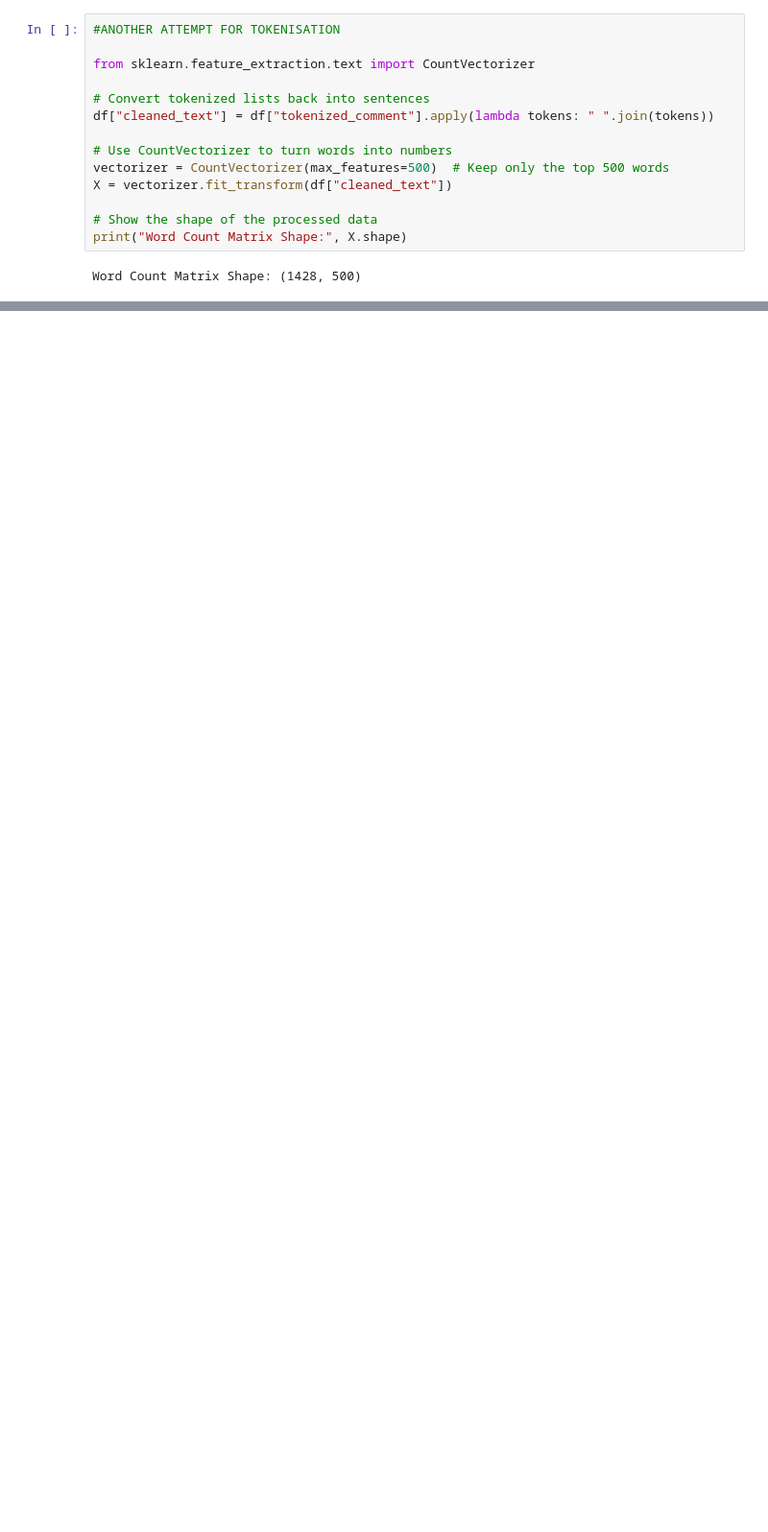
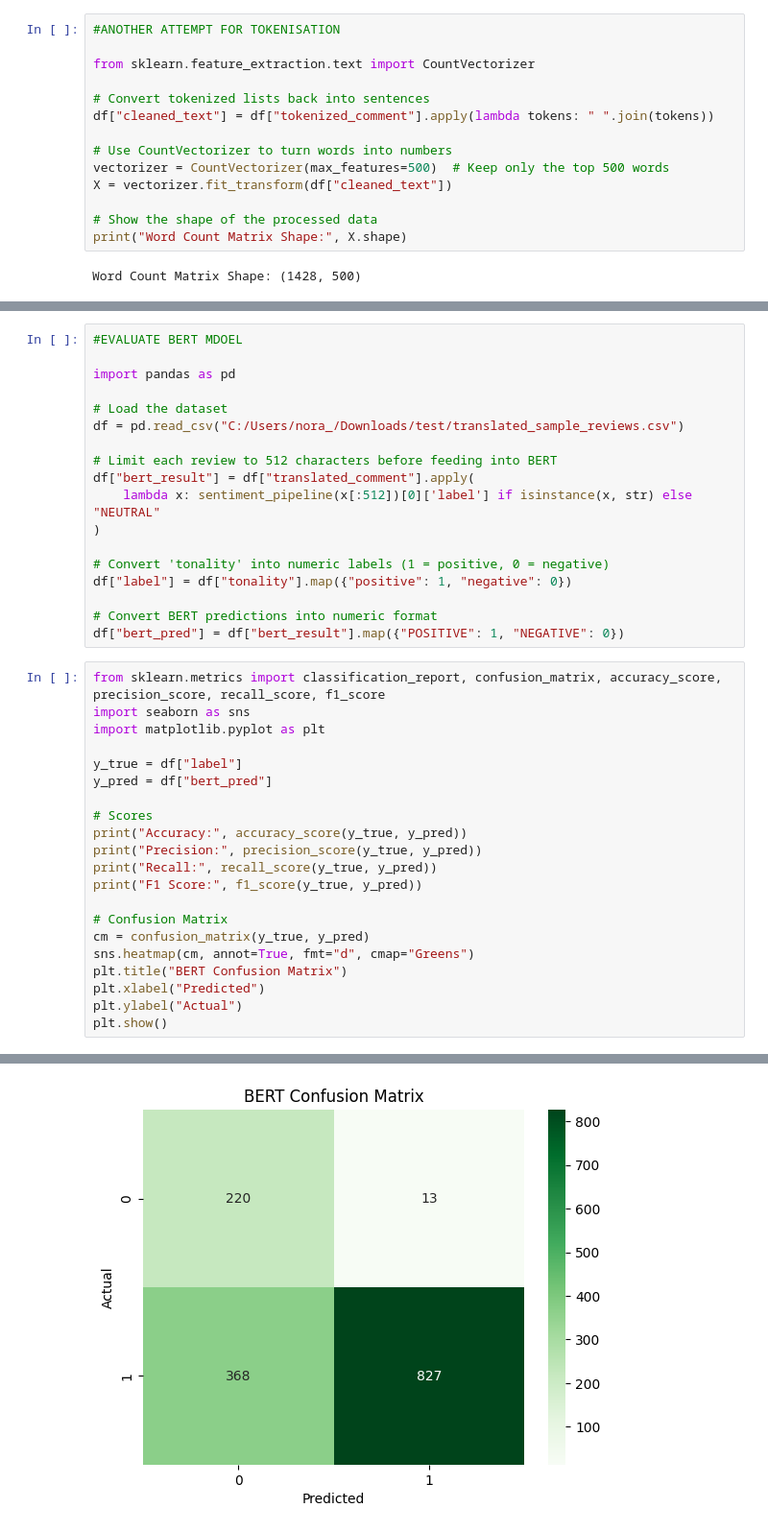
Before and after one commit to noraishmael/Final-Project, a Jupyter notebook: Final Project.ipynb, the cells around one changed output, grey strips where cells are left out. Shown at 96% size. Cells and saved outputs as stored; diff of their text form; blank space fills up the shorter version.

```diff
--- a/Final Project.ipynb
+++ b/Final Project.ipynb
@@ -514,0 +622,40 @@ nb_model.fit(X_train, y_train_sentiment)
+# %%
+#EVALUATE BERT MDOEL
+
+import pandas as pd
+
+# Load the dataset
+df = pd.read_csv("C:/Users/nora_/Downloads/test/translated_sample_reviews.csv")
+
+# Limit each review to 512 characters before feeding into BERT
+df["bert_result"] = df["translated_comment"].apply(
+    lambda x: sentiment_pipeline(x[:512])[0]['label'] if isinstance(x, str) else "NEUTRAL"
+)
+
+# Convert 'tonality' into numeric labels (1 = positive, 0 = negative)
+df["label"] = df["tonality"].map({"positive": 1, "negative": 0})
+
+# Convert BERT predictions into numeric format
+df["bert_pred"] = df["bert_result"].map({"POSITIVE": 1, "NEGATIVE": 0})
+# %%
+from sklearn.metrics import classification_report, confusion_matrix, accuracy_score, precision_score, recall_score, f1_score
+import seaborn as sns
+import matplotlib.pyplot as plt
+
+y_true = df["label"]
+y_pred = df["bert_pred"]
+
+# Scores
+print("Accuracy:", accuracy_score(y_true, y_pred))
+print("Precision:", precision_score(y_true, y_pred))
+print("Recall:", recall_score(y_true, y_pred))
+print("F1 Score:", f1_score(y_true, y_pred))
+
+# Confusion Matrix
+cm = confusion_matrix(y_true, y_pred)
+sns.heatmap(cm, annot=True, fmt="d", cmap="Greens")
+plt.title("BERT Confusion Matrix")
+plt.xlabel("Predicted")
+plt.ylabel("Actual")
+plt.show()
+# %% [output]
@@ -514,0 +666 @@ nb_model.fit(X_train, y_train_sentiment)
+[figure, added]
```
Also changed, not shown: parts of 32 cells of this notebook, 1 other file.
